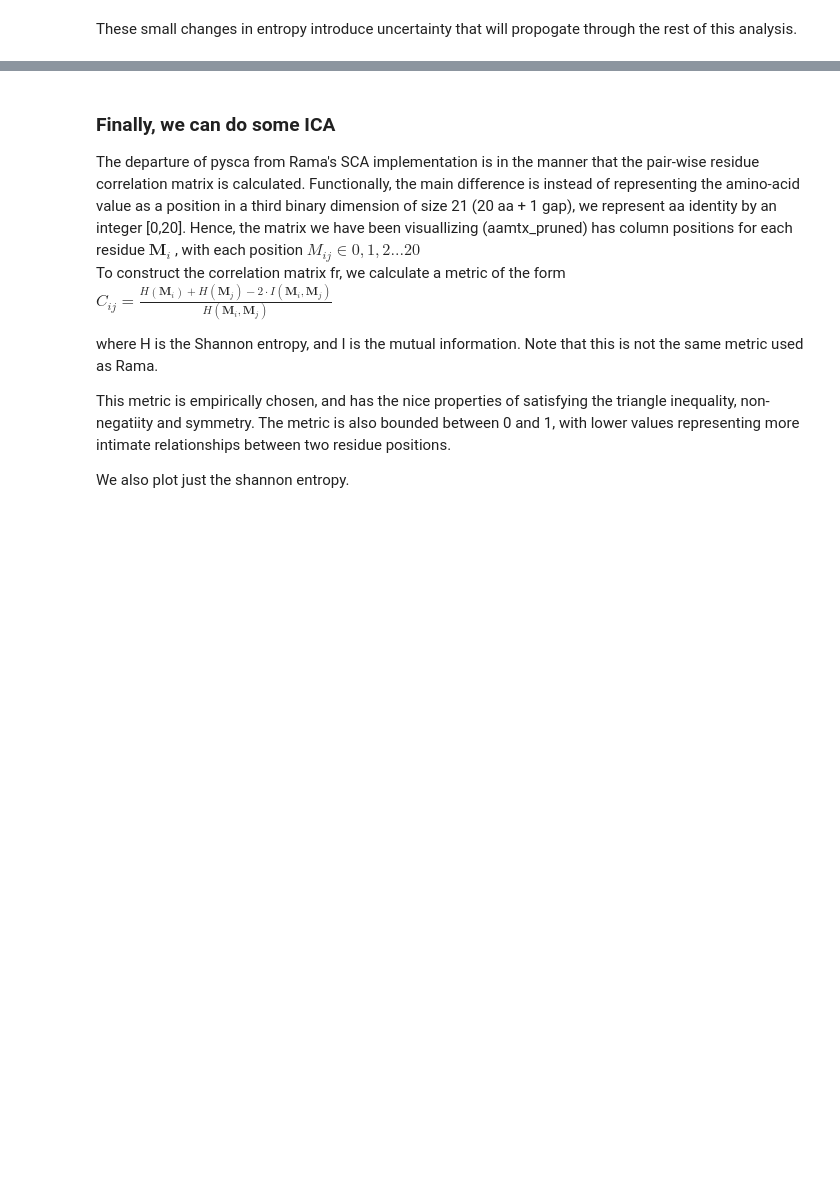
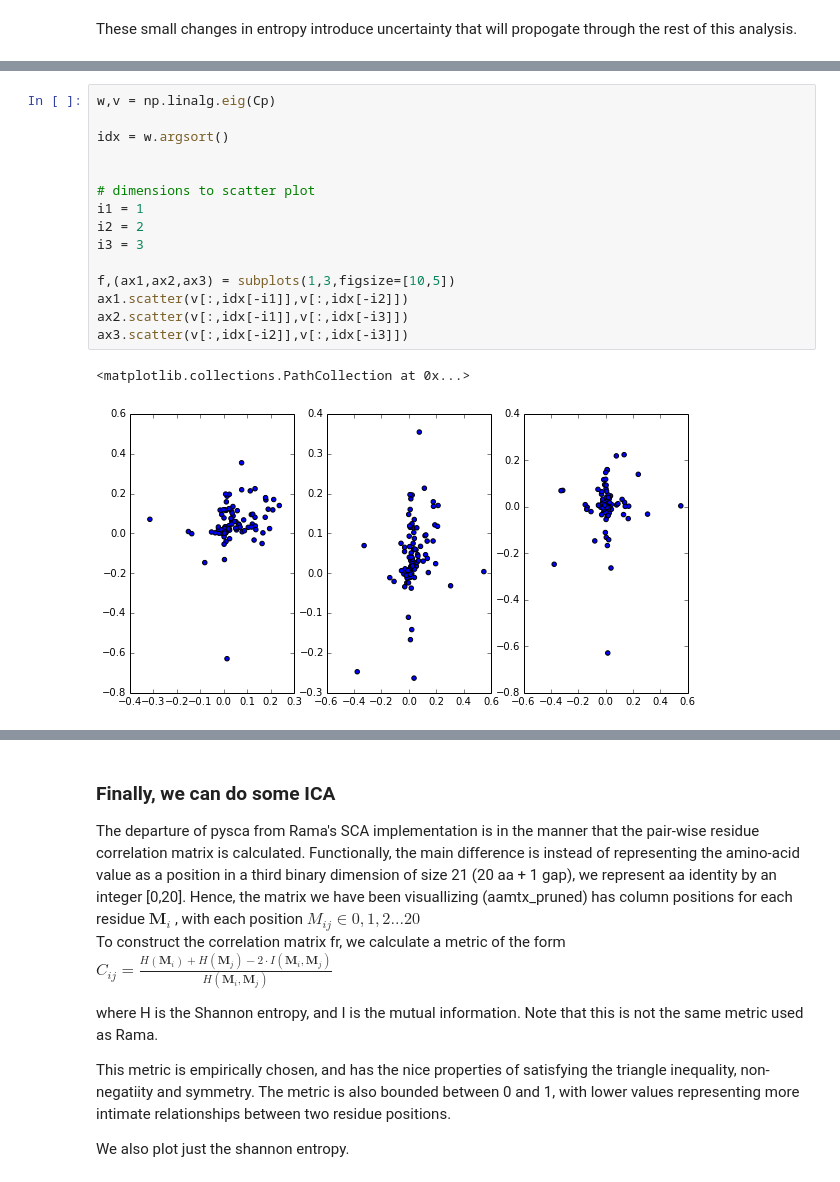
Before and after one commit to kmdalton/scaled, a Jupyter notebook: pyscaTutorial.ipynb, the cells around one changed output, grey strips where cells are left out. Drawn from its saved outputs; the diff is of its cells as text; blank space fills up the shorter version.

```diff
--- a/pyscaTutorial.ipynb
+++ b/pyscaTutorial.ipynb
@@ -178,0 +206,18 @@ These small changes in entropy introduce uncertainty that will propogate through
+# %%
+w,v = np.linalg.eig(Cp)
+
+idx = w.argsort()
+
+
+# dimensions to scatter plot
+i1 = 1
+i2 = 2
+i3 = 3
+
+f,(ax1,ax2,ax3) = subplots(1,3,figsize=[10,5])
+ax1.scatter(v[:,idx[-i1]],v[:,idx[-i2]])
+ax2.scatter(v[:,idx[-i1]],v[:,idx[-i3]])
+ax3.scatter(v[:,idx[-i2]],v[:,idx[-i3]])
+# %% [output]
+<matplotlib.collections.PathCollection at 0x...>
+[figure, added]
```
Also changed, not shown: parts of 9 cells of this notebook, 1 other file.
